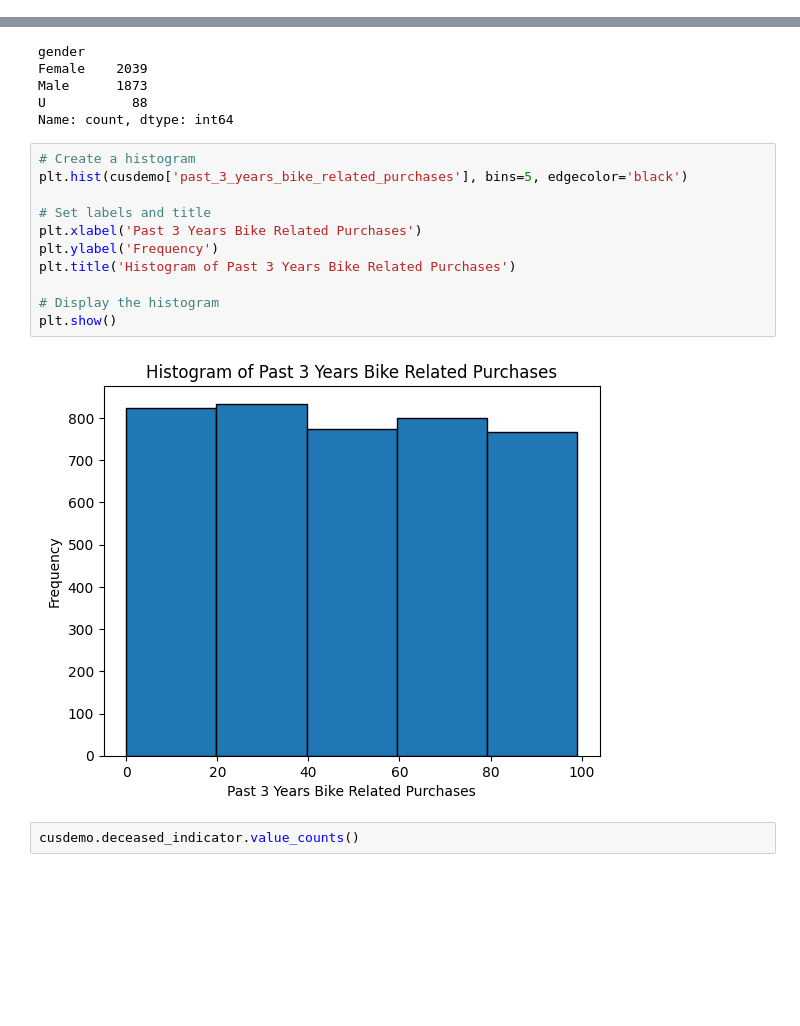
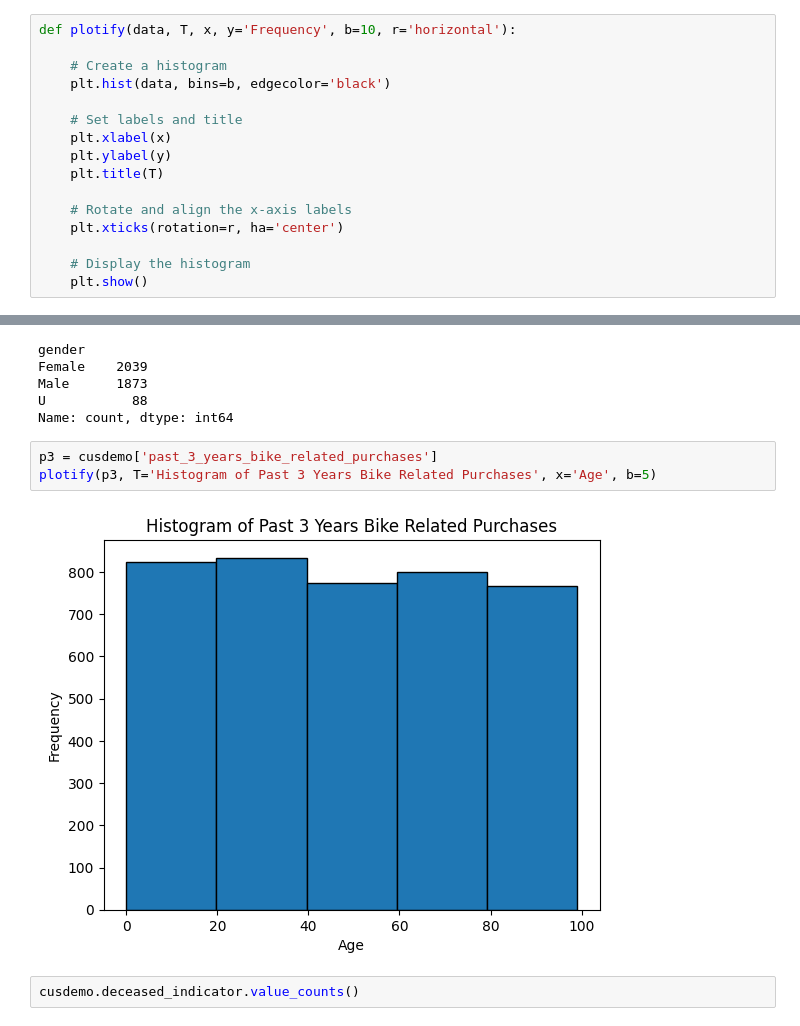
Before and after one commit to AlanVark/KPMG_VIntern, a Jupyter notebook: KPMG_T1.ipynb, the cells around one changed output, grey strips where cells are left out. Drawn from its saved outputs; the diff is of its cells as text; blank space fills up the shorter version.

```diff
--- a/KPMG_T1.ipynb
+++ b/KPMG_T1.ipynb
@@ -29,6 +17,22 @@ def DFier(sn, sr):
     df = pd.read_excel(file_path, sheet_name=sheet_name, skiprows=sr)
 
     return df
+# %%
+def plotify(data, T, x, y='Frequency', b=10, r='horizontal'):
+
+    # Create a histogram
+    plt.hist(data, bins=b, edgecolor='black')
+
+    # Set labels and title
+    plt.xlabel(x)
+    plt.ylabel(y)
+    plt.title(T)
+
+    # Rotate and align the x-axis labels
+    plt.xticks(rotation=r, ha='center')
+
+    # Display the histogram
+    plt.show()
 # %% [markdown]
 ## Transactions
 # %%
@@ -318,18 +302,10 @@ Male      1873
 U           88
 Name: count, dtype: int64
 # %%
-# Create a histogram
-plt.hist(cusdemo['past_3_years_bike_related_purchases'], bins=5, edgecolor='black')
-
-# Set labels and title
-plt.xlabel('Past 3 Years Bike Related Purchases')
-plt.ylabel('Frequency')
-plt.title('Histogram of Past 3 Years Bike Related Purchases')
-
-# Display the histogram
-plt.show()
+p3 = cusdemo['past_3_years_bike_related_purchases']
+plotify(p3, T='Histogram of Past 3 Years Bike Related Purchases', x='Age', b=5)
 # %% [output]
-[figure, old version]
+[figure, new version]
 # %%
 cusdemo.deceased_indicator.value_counts()
 # %% [output]
```
Also changed, not shown: parts of 9 cells of this notebook.
